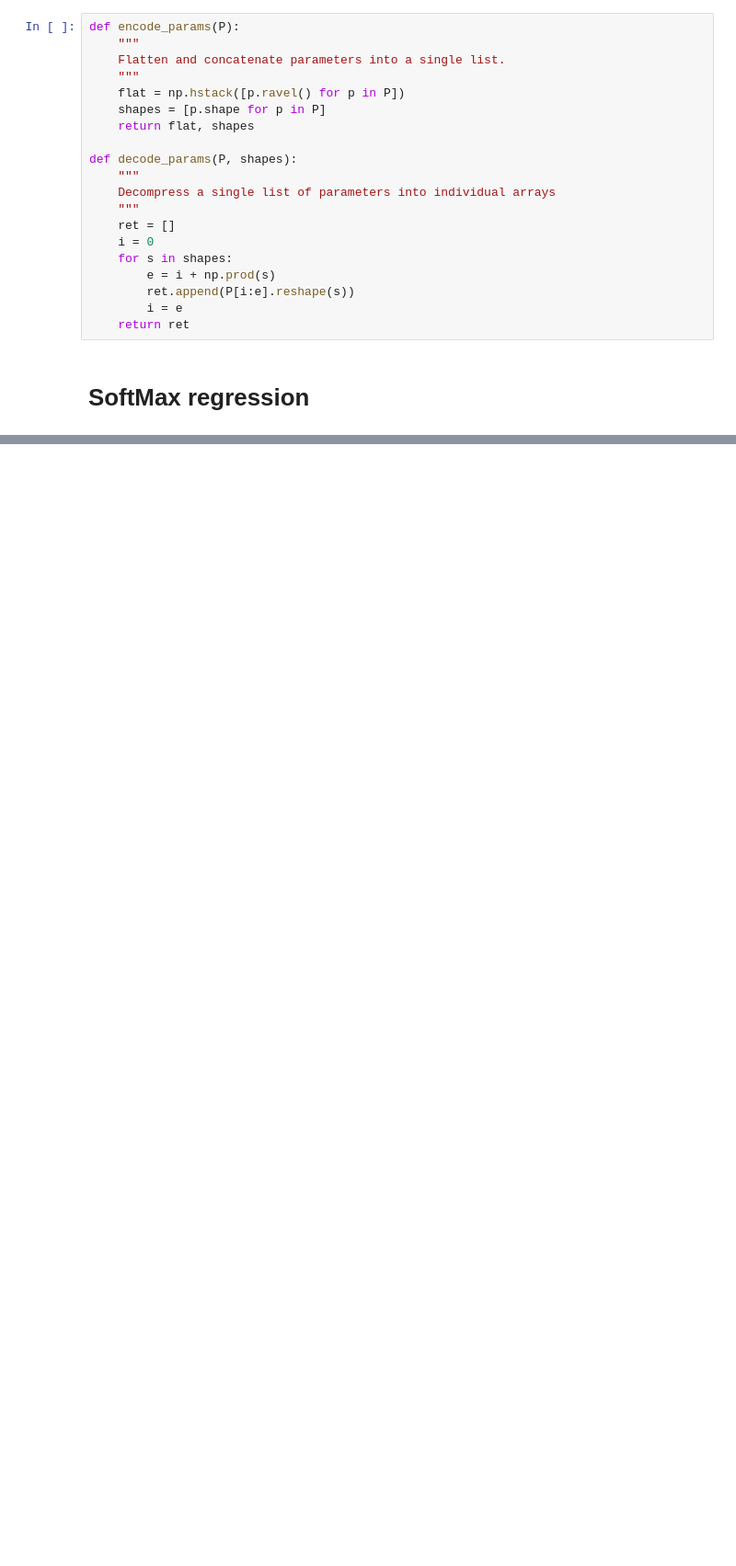
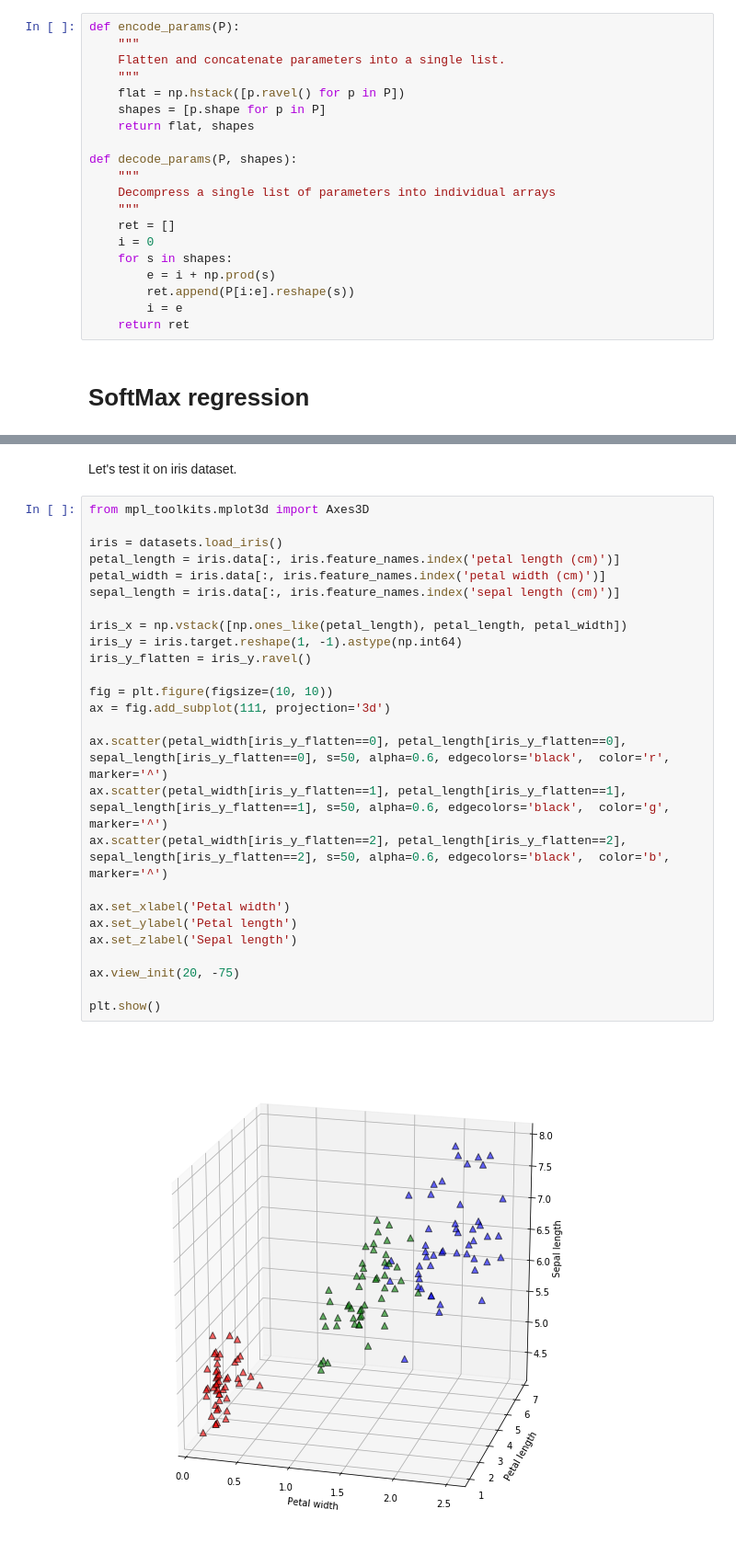
Before and after one commit to mmaku/Kaggle_MNIST, a Jupyter notebook: 11 nn_scratch.ipynb, the cells around one changed output, grey strips where cells are left out. Shown at 92% size. Cells and saved outputs as stored; diff of their text form; blank space fills up the shorter version.

```diff
--- a/11 nn_scratch.ipynb
+++ b/11 nn_scratch.ipynb
@@ -414,0 +412,30 @@ def SoftMax_regression_implementation(Theta_flat, X, Y=None, return_probabilitie
+# %% [markdown]
+Let's test it on iris dataset.
+# %%
+from mpl_toolkits.mplot3d import Axes3D
+
+iris = datasets.load_iris()
+petal_length = iris.data[:, iris.feature_names.index('petal length (cm)')]
+petal_width = iris.data[:, iris.feature_names.index('petal width (cm)')]
+sepal_length = iris.data[:, iris.feature_names.index('sepal length (cm)')]
+
+iris_x = np.vstack([np.ones_like(petal_length), petal_length, petal_width])
+iris_y = iris.target.reshape(1, -1).astype(np.int64)
+iris_y_flatten = iris_y.ravel()
+
+fig = plt.figure(figsize=(10, 10))
+ax = fig.add_subplot(111, projection='3d')
+
+ax.scatter(petal_width[iris_y_flatten==0], petal_length[iris_y_flatten==0], sepal_length[iris_y_flatten==0], s=50, alpha=0.6, edgecolors='black',  color='r', marker='^')
+ax.scatter(petal_width[iris_y_flatten==1], petal_length[iris_y_flatten==1], sepal_length[iris_y_flatten==1], s=50, alpha=0.6, edgecolors='black',  color='g', marker='^')
+ax.scatter(petal_width[iris_y_flatten==2], petal_length[iris_y_flatten==2], sepal_length[iris_y_flatten==2], s=50, alpha=0.6, edgecolors='black',  color='b', marker='^')
+
+ax.set_xlabel('Petal width')
+ax.set_ylabel('Petal length')
+ax.set_zlabel('Sepal length')
+
+ax.view_init(20, -75)
+
+plt.show()
+# %% [output]
+[figure, added]
```
Also changed, not shown: parts of 8 cells of this notebook.
